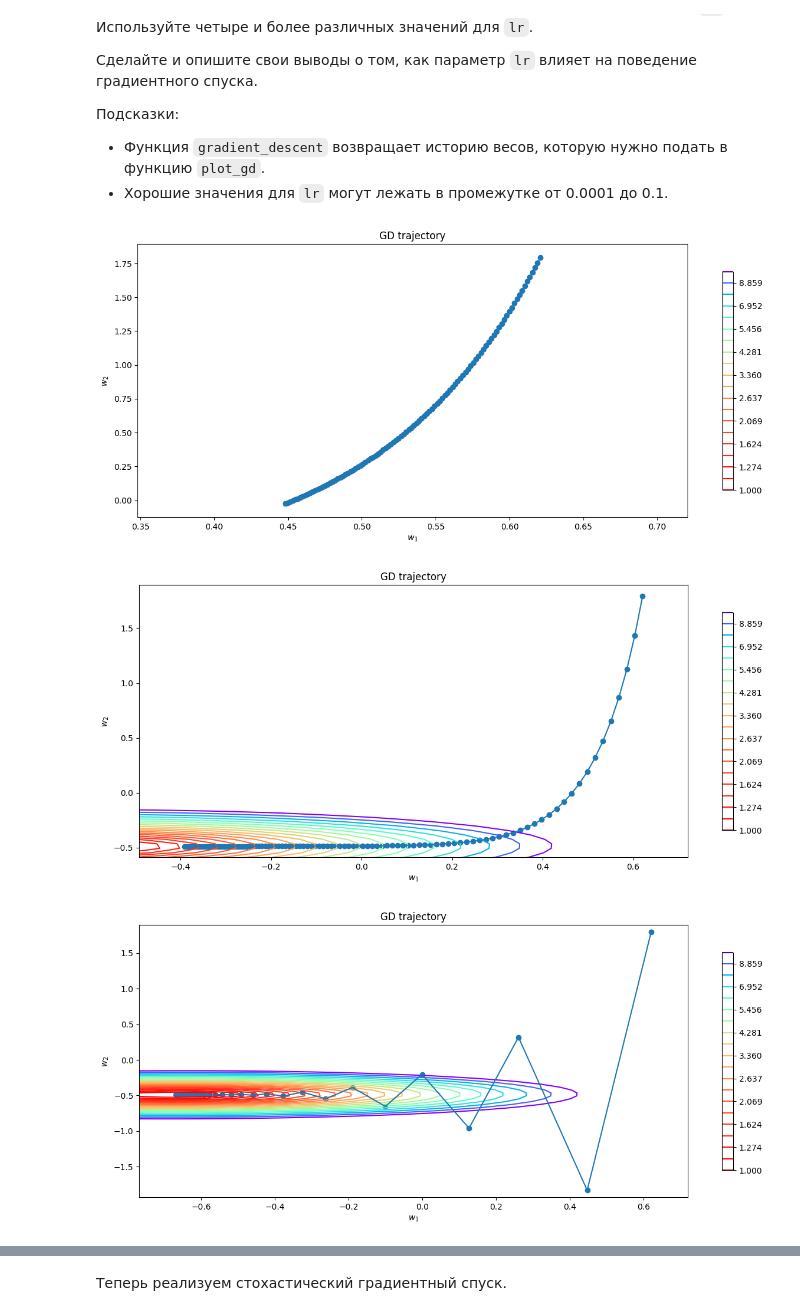
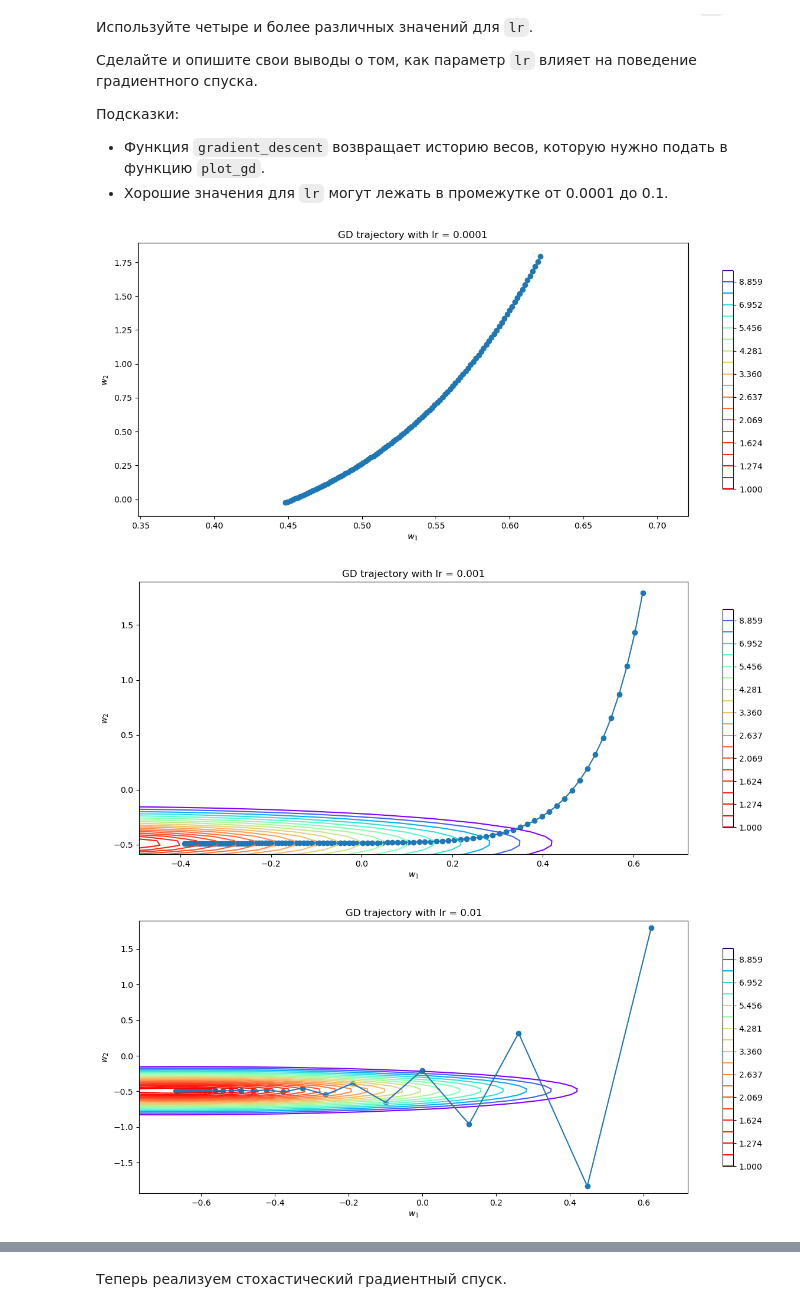
Before and after one commit to Bosbobos/IAD, a Jupyter notebook: MachineLeariningBasics/hw05_gd/hw05_gd.ipynb, the cells around one changed output, grey strips where cells are left out. Drawn from its saved outputs; the diff is of its cells as text; code cells hidden in the pictures.

```diff
--- a/MachineLeariningBasics/hw05_gd/hw05_gd.ipynb
+++ b/MachineLeariningBasics/hw05_gd/hw05_gd.ipynb
@@ -225,6 +225,6 @@ print(loss.calc_loss(X, y, w_list[-1]))
 0.8670644395649494
 # %%
-def plot_gd(w_list: Iterable, X: np.ndarray, y: np.ndarray, loss: BaseLoss):
+def plot_gd(w_list: Iterable, X: np.ndarray, y: np.ndarray, loss: BaseLoss, lr = 0.0, b_size = 0, p = 0):
     """
     Функция для отрисовки траектории градиентного спуска
     :param w_list: Список из объектов np.ndarray размера (n_features,) -- история весов на каждом шаге
@@ -243,7 +243,10 @@ def plot_gd(w_list: Iterable, X: np.ndarray, y: np.ndarray, loss: BaseLoss):
             levels[i, j] = loss.calc_loss(X, y, w_tmp)
 
     plt.figure(figsize=(15, 6))
-    plt.title("GD trajectory")
+    lr_text = '' if lr==0 else f' with lr = {lr}'
+    b_text = '' if b_size==0 else f' with batch size = {b_size}'
+    p_text = '' if p==0 else f'with p = {p}'
+    plt.title(f"GD trajectory{lr_text}{b_text}{p_text}")
     plt.xlabel(r"$w_1$")
     plt.ylabel(r"$w_2$")
     plt.xlim(w_list[:, 0].min() - 0.1, w_list[:, 0].max() + 0.1)
@@ -271,9 +274,9 @@ def plot_gd(w_list: Iterable, X: np.ndarray, y: np.ndarray, loss: BaseLoss):
 # %%
 lrs = [1e-4, 1e-3, 1e-2, 1e-1]
 for lr in lrs:
     w = gradient_descent(w_init, X, y, loss, lr, n_iterations=100)
-    plot_gd(w, X, y, loss)
+    plot_gd(w, X, y, loss, lr)
 # %% [output]
-[figure, old version]
+[figure, new version]
-[figure, old version]
+[figure, new version]
-[figure, old version]
+[figure, new version]
```
Also changed, not shown: parts of 12 cells of this notebook.
